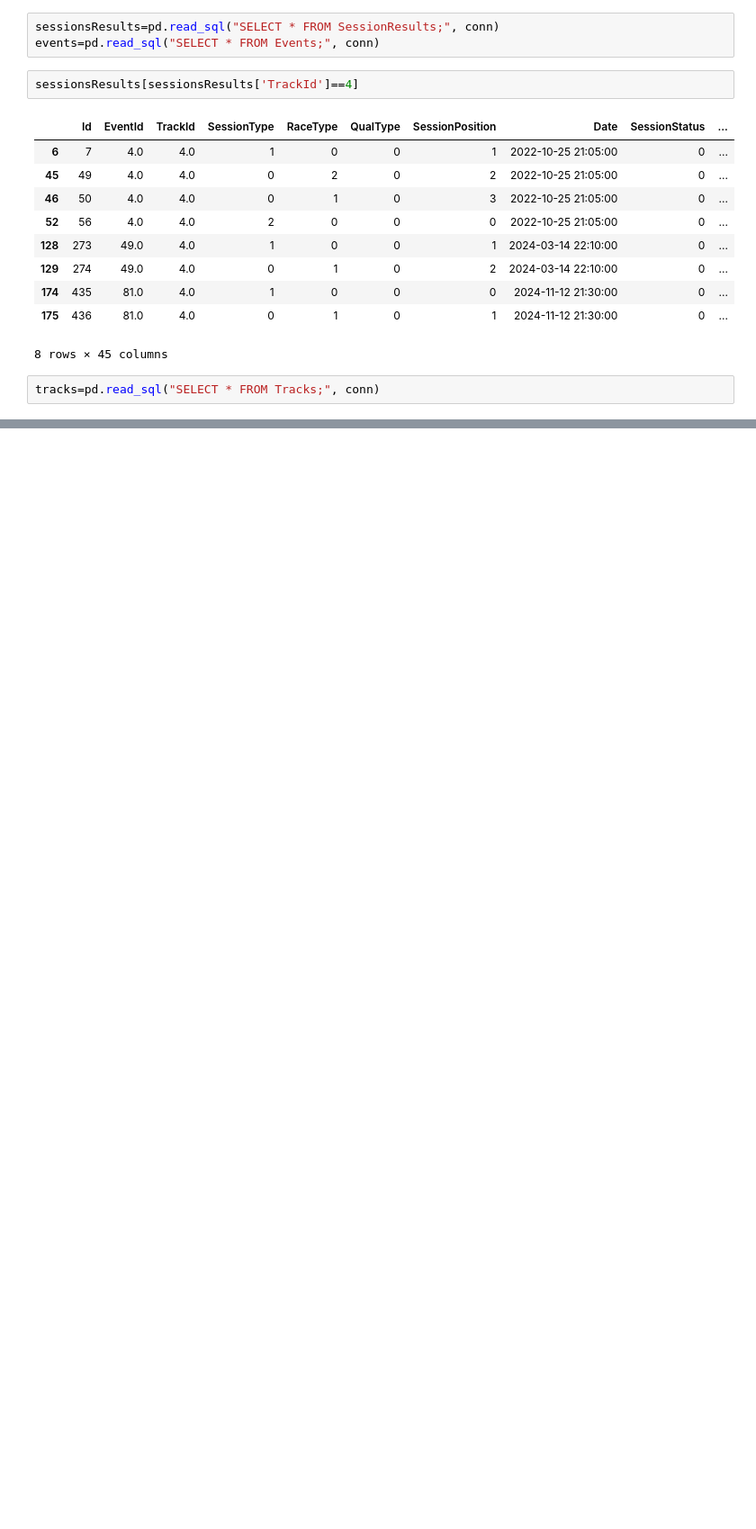
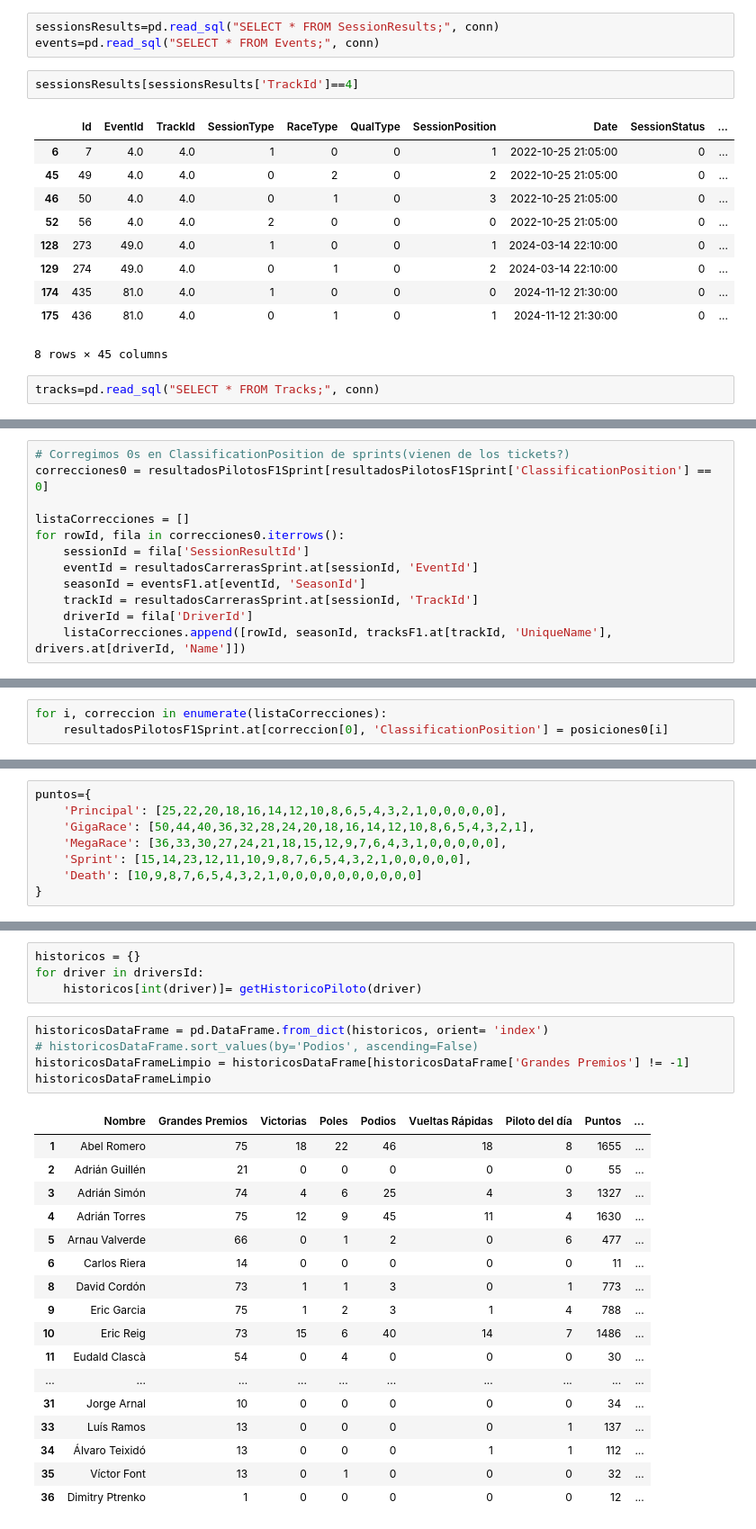
Before and after one commit to adriantorres7/FormulaSpain, a Jupyter notebook: notebooks/dataExploration.ipynb, the cells around one changed output, grey strips where cells are left out. Shown: that part at 90% size. Cells and saved outputs as stored; diff of their text form; blank space fills up the shorter version.

```diff
--- a/notebooks/dataExploration.ipynb
+++ b/notebooks/dataExploration.ipynb
@@ -208,0 +283,12 @@ tracks
+# %%
+# Corregimos 0s en ClassificationPosition de sprints(vienen de los tickets?)
+correcciones0 = resultadosPilotosF1Sprint[resultadosPilotosF1Sprint['ClassificationPosition'] == 0]
+
+listaCorrecciones = []
+for rowId, fila in correcciones0.iterrows():
+    sessionId = fila['SessionResultId']
+    eventId = resultadosCarrerasSprint.at[sessionId, 'EventId']
+    seasonId = eventsF1.at[eventId, 'SeasonId']
+    trackId = resultadosCarrerasSprint.at[sessionId, 'TrackId']
+    driverId = fila['DriverId']
+    listaCorrecciones.append([rowId, seasonId, tracksF1.at[trackId, 'UniqueName'], drivers.at[driverId, 'Name']])
@@ -208,0 +300,3 @@ tracks
+# %%
+for i, correccion in enumerate(listaCorrecciones):
+    resultadosPilotosF1Sprint.at[correccion[0], 'ClassificationPosition'] = posiciones0[i]
@@ -208,0 +315,8 @@ tracks
+# %%
+puntos={
+    'Principal': [25,22,20,18,16,14,12,10,8,6,5,4,3,2,1,0,0,0,0,0],
+    'GigaRace': [50,44,40,36,32,28,24,20,18,16,14,12,10,8,6,5,4,3,2,1],
+    'MegaRace': [36,33,30,27,24,21,18,15,12,9,7,6,4,3,1,0,0,0,0,0],
+    'Sprint': [15,14,23,12,11,10,9,8,7,6,5,4,3,2,1,0,0,0,0,0],
+    'Death': [10,9,8,7,6,5,4,3,2,1,0,0,0,0,0,0,0,0,0,0]
+}
@@ -208,0 +422,27 @@ tracks
+# %%
+historicos = {}
+for driver in driversId:
+    historicos[int(driver)]= getHistoricoPiloto(driver)
+# %%
+historicosDataFrame = pd.DataFrame.from_dict(historicos, orient= 'index')
+# historicosDataFrame.sort_values(by='Podios', ascending=False)
+historicosDataFrameLimpio = historicosDataFrame[historicosDataFrame['Grandes Premios'] != -1]
+historicosDataFrameLimpio
+# %% [output]
+|  | Nombre | Grandes Premios | Victorias | Poles | Podios | Vueltas Rápidas | Piloto del día | Puntos | ... |
+| 1 | Abel Romero | 75 | 18 | 22 | 46 | 18 | 8 | 1655 | ... |
+| 2 | Adrián Guillén | 21 | 0 | 0 | 0 | 0 | 0 | 55 | ... |
+| 3 | Adrián Simón | 74 | 4 | 6 | 25 | 4 | 3 | 1327 | ... |
+| 4 | Adrián Torres | 75 | 12 | 9 | 45 | 11 | 4 | 1630 | ... |
+| 5 | Arnau Valverde | 66 | 0 | 1 | 2 | 0 | 6 | 477 | ... |
+| 6 | Carlos Riera | 14 | 0 | 0 | 0 | 0 | 0 | 11 | ... |
+| 8 | David Cordón | 73 | 1 | 1 | 3 | 0 | 1 | 773 | ... |
+| 9 | Eric Garcia | 75 | 1 | 2 | 3 | 1 | 4 | 788 | ... |
+| 10 | Eric Reig | 73 | 15 | 6 | 40 | 14 | 7 | 1486 | ... |
+| 11 | Eudald Clascà | 54 | 0 | 4 | 0 | 0 | 0 | 30 | ... |
+| ... | ... | ... | ... | ... | ... | ... | ... | ... | ... |
+| 31 | Jorge Arnal | 10 | 0 | 0 | 0 | 0 | 0 | 34 | ... |
+| 33 | Luís Ramos | 13 | 0 | 0 | 0 | 0 | 1 | 137 | ... |
+| 34 | Álvaro Teixidó | 13 | 0 | 0 | 0 | 1 | 1 | 112 | ... |
+| 35 | Víctor Font | 13 | 0 | 1 | 0 | 0 | 0 | 32 | ... |
+| 36 | Dimitry Ptrenko | 1 | 0 | 0 | 0 | 0 | 0 | 12 | ... |
```
Also changed, not shown: parts of 21 cells of this notebook, 1 other file.
